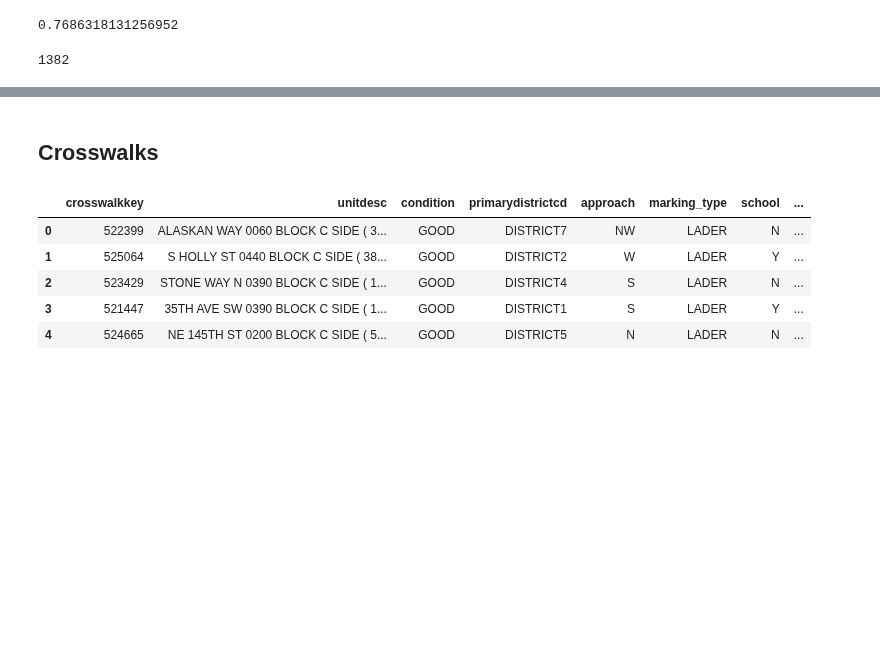
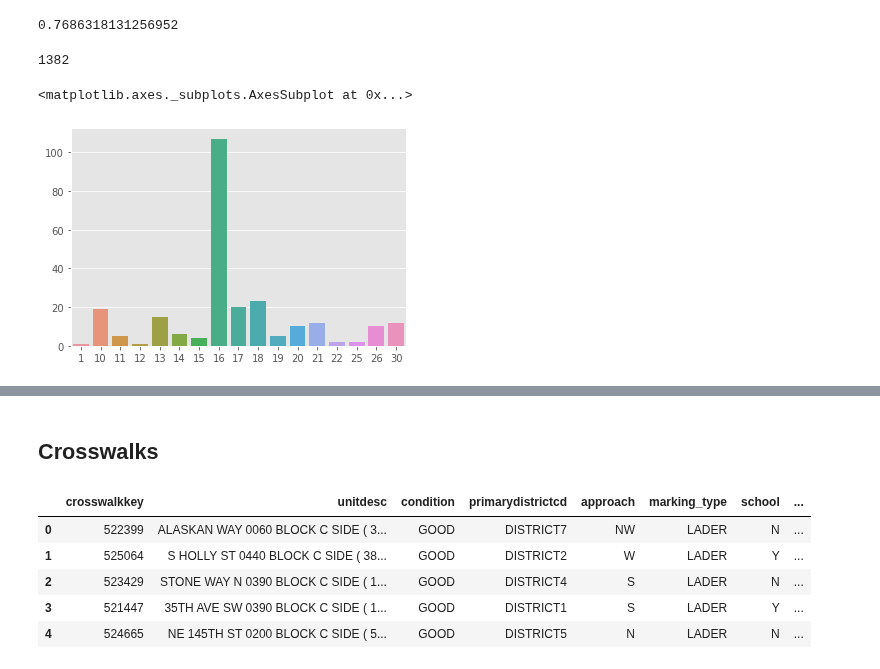
Before and after one commit to DataCircles/traffic_collisions_ml_team1, a Jupyter notebook: notebooks/cindy_severity_eda.ipynb, the cells around one changed output, grey strips where cells are left out. Cells and saved outputs as stored; diff of their text form; code cells hidden in the pictures; blank space fills up the shorter version.

```diff
--- a/notebooks/cindy_severity_eda.ipynb
+++ b/notebooks/cindy_severity_eda.ipynb
@@ -315,3 +316,8 @@ circles['collisions'] = (circles['sev_score'] > 0).astype(int)
 (circles['collisions'] != 0).sum()
 # %% [output]
 1382
+# %%
+sns.barplot(circles[(circles['collisions'] !=0) & (circles['trcsize'] > 0)]['trcsize'].value_counts().index, circles[(circles['collisions'] !=0) & (circles['trcsize'] > 0)]['trcsize'].value_counts().values)
+# %% [output]
+<matplotlib.axes._subplots.AxesSubplot at 0x...>
+[figure, added]
```
Also changed, not shown: parts of 10 cells of this notebook, 4 other files.
